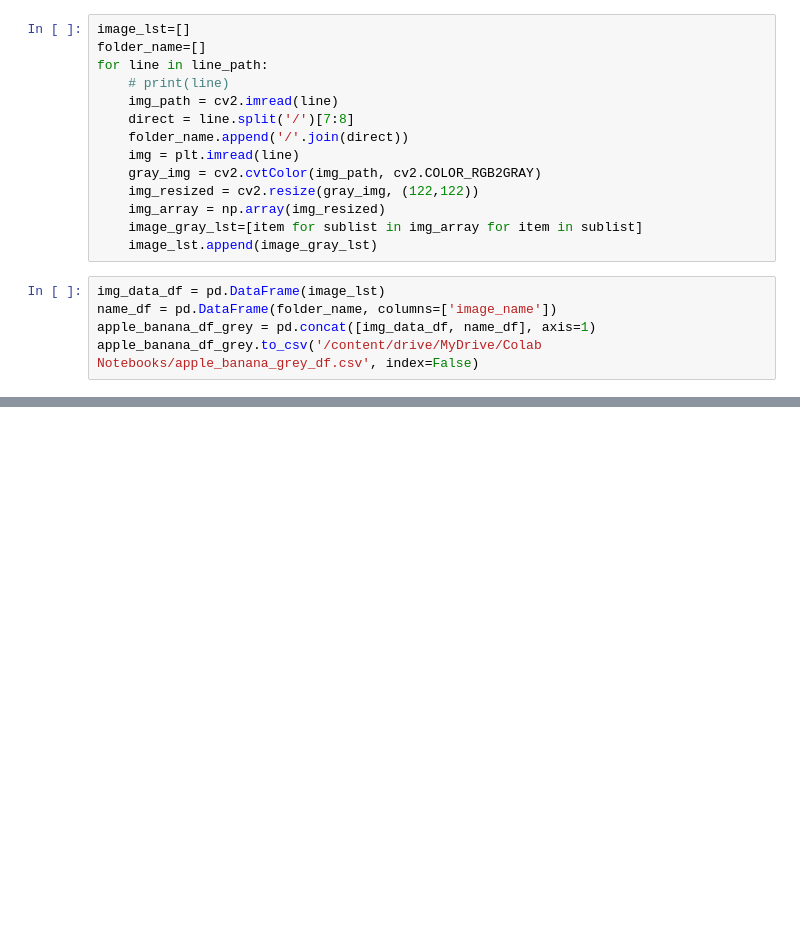
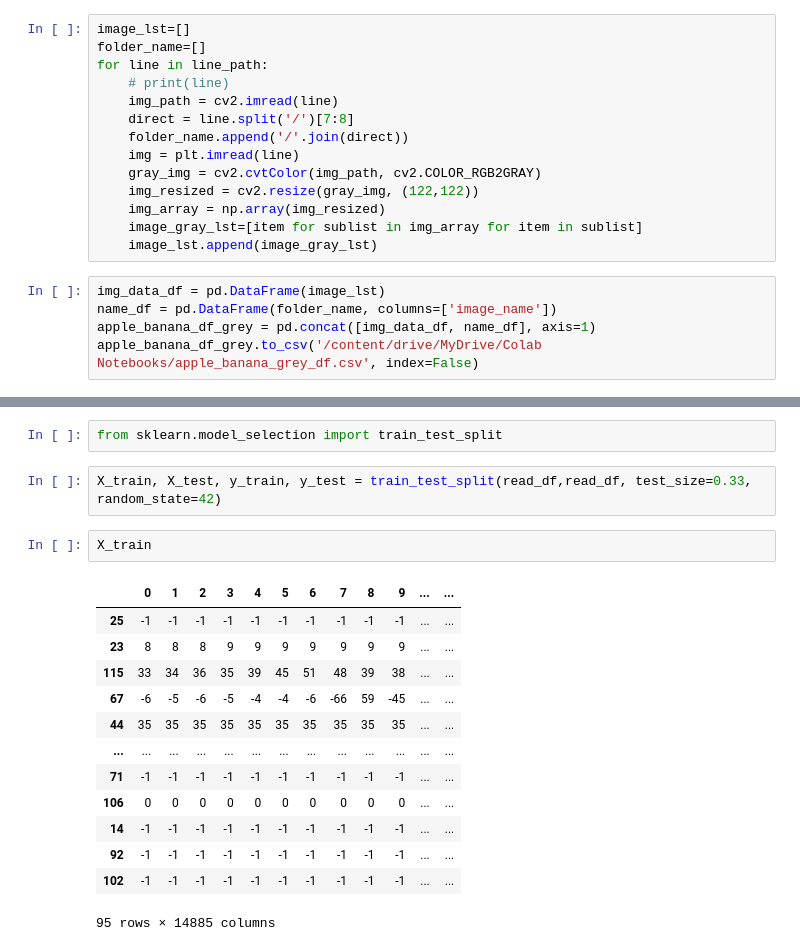
Before and after one commit to JurijJusel/Image, a Jupyter notebook: apple_banana_df.ipynb, the cells around one changed output, grey strips where cells are left out. Saved outputs shown, nothing was run; the diff lists cells and outputs as text; blank space fills up the shorter version.

```diff
--- a/apple_banana_df.ipynb
+++ b/apple_banana_df.ipynb
@@ -123,0 +170,20 @@ plt.imshow(img)
+# %%
+from sklearn.model_selection import train_test_split
+# %%
+X_train, X_test, y_train, y_test = train_test_split(read_df,read_df, test_size=0.33, random_state=42)
+# %%
+X_train
+# %% [output]
+|  | 0 | 1 | 2 | 3 | 4 | 5 | 6 | 7 | 8 | 9 | ... | ... |
+| 25 | -1 | -1 | -1 | -1 | -1 | -1 | -1 | -1 | -1 | -1 | ... | ... |
+| 23 | 8 | 8 | 8 | 9 | 9 | 9 | 9 | 9 | 9 | 9 | ... | ... |
+| 115 | 33 | 34 | 36 | 35 | 39 | 45 | 51 | 48 | 39 | 38 | ... | ... |
+| 67 | -6 | -5 | -6 | -5 | -4 | -4 | -6 | -66 | 59 | -45 | ... | ... |
+| 44 | 35 | 35 | 35 | 35 | 35 | 35 | 35 | 35 | 35 | 35 | ... | ... |
+| ... | ... | ... | ... | ... | ... | ... | ... | ... | ... | ... | ... | ... |
+| 71 | -1 | -1 | -1 | -1 | -1 | -1 | -1 | -1 | -1 | -1 | ... | ... |
+| 106 | 0 | 0 | 0 | 0 | 0 | 0 | 0 | 0 | 0 | 0 | ... | ... |
+| 14 | -1 | -1 | -1 | -1 | -1 | -1 | -1 | -1 | -1 | -1 | ... | ... |
+| 92 | -1 | -1 | -1 | -1 | -1 | -1 | -1 | -1 | -1 | -1 | ... | ... |
+| 102 | -1 | -1 | -1 | -1 | -1 | -1 | -1 | -1 | -1 | -1 | ... | ... |
+95 rows × 14885 columns
```
Also changed, not shown: parts of 11 cells of this notebook.
